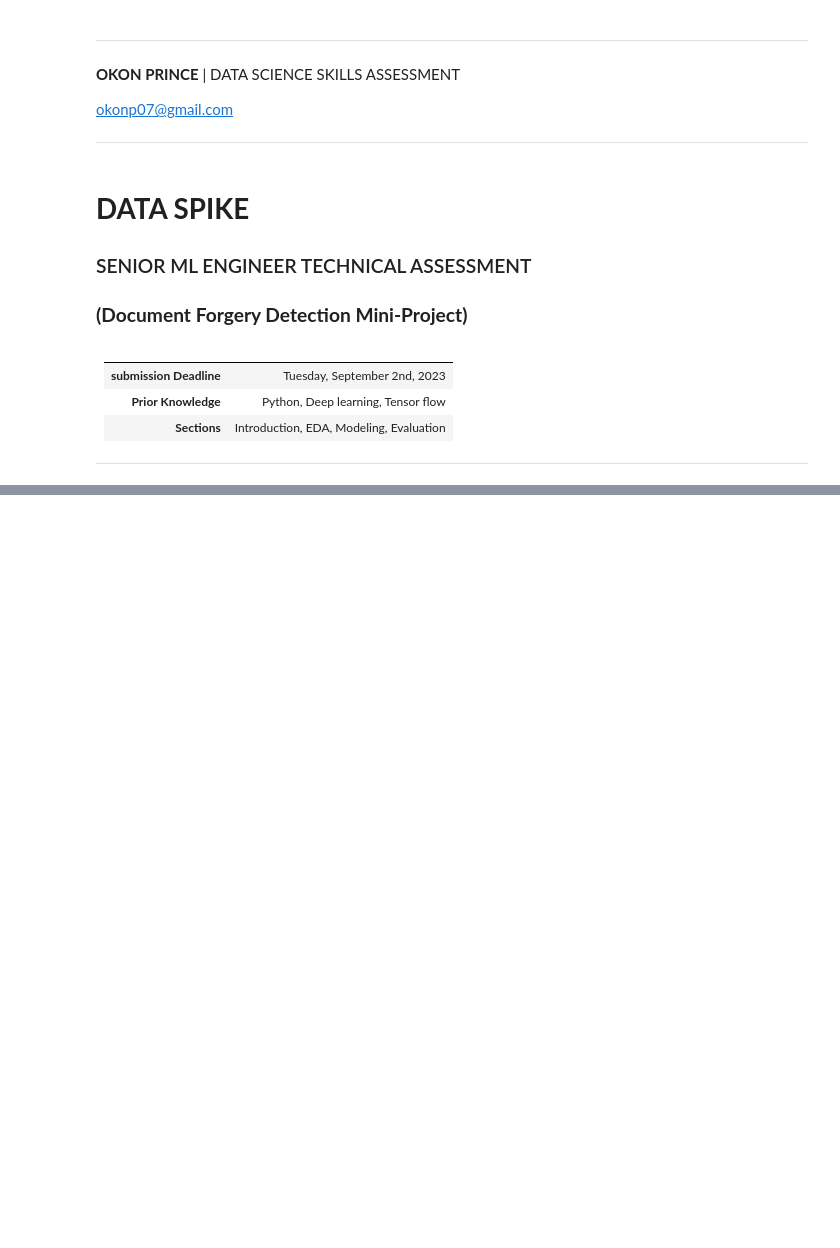
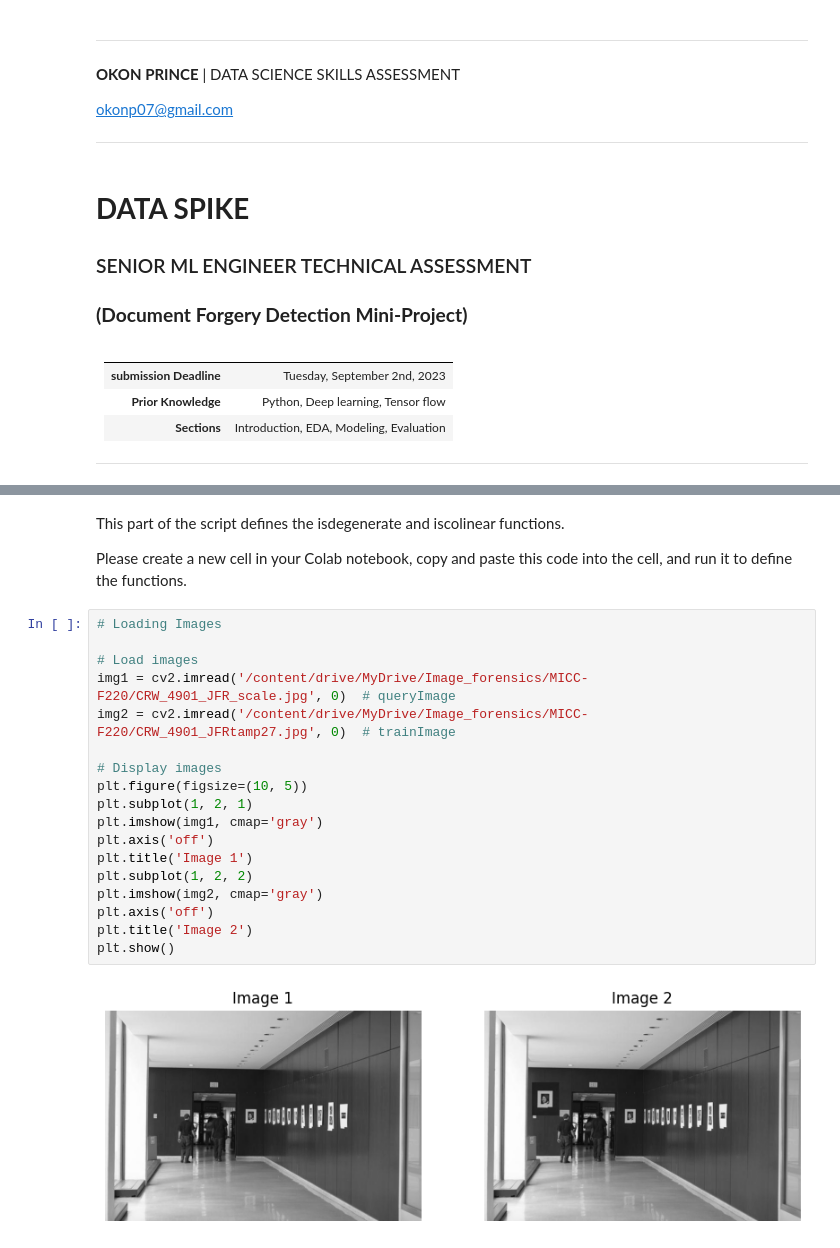
Before and after one commit to BelloJ/Document-Forgery-Detection-Mini-Project, a Jupyter notebook: Document_Forgery_Detection_Mini_Project.ipynb, the cells around one changed output, grey strips where cells are left out. Saved outputs shown, nothing was run; the diff lists cells and outputs as text; blank space fills up the shorter version.

Commit message:
Image forgery detection
Detecting if an image has been digitally manipulated if you have another copy of the same image

```diff
--- a/Document_Forgery_Detection_Mini_Project.ipynb
+++ b/Document_Forgery_Detection_Mini_Project.ipynb
@@ -96,0 +272,24 @@ data.head()
+# %% [markdown]
+This part of the script defines the isdegenerate and iscolinear functions.
+
+Please create a new cell in your Colab notebook, copy and paste this code into the cell, and run it to define the functions.
+# %%
+# Loading Images
+
+# Load images
+img1 = cv2.imread('/content/drive/MyDrive/Image_forensics/MICC-F220/CRW_4901_JFR_scale.jpg', 0)  # queryImage
+img2 = cv2.imread('/content/drive/MyDrive/Image_forensics/MICC-F220/CRW_4901_JFRtamp27.jpg', 0)  # trainImage
+
+# Display images
+plt.figure(figsize=(10, 5))
+plt.subplot(1, 2, 1)
+plt.imshow(img1, cmap='gray')
+plt.axis('off')
+plt.title('Image 1')
+plt.subplot(1, 2, 2)
+plt.imshow(img2, cmap='gray')
+plt.axis('off')
+plt.title('Image 2')
+plt.show()
+# %% [output]
+[figure, added]
```
Also changed, not shown: parts of 33 cells of this notebook.
